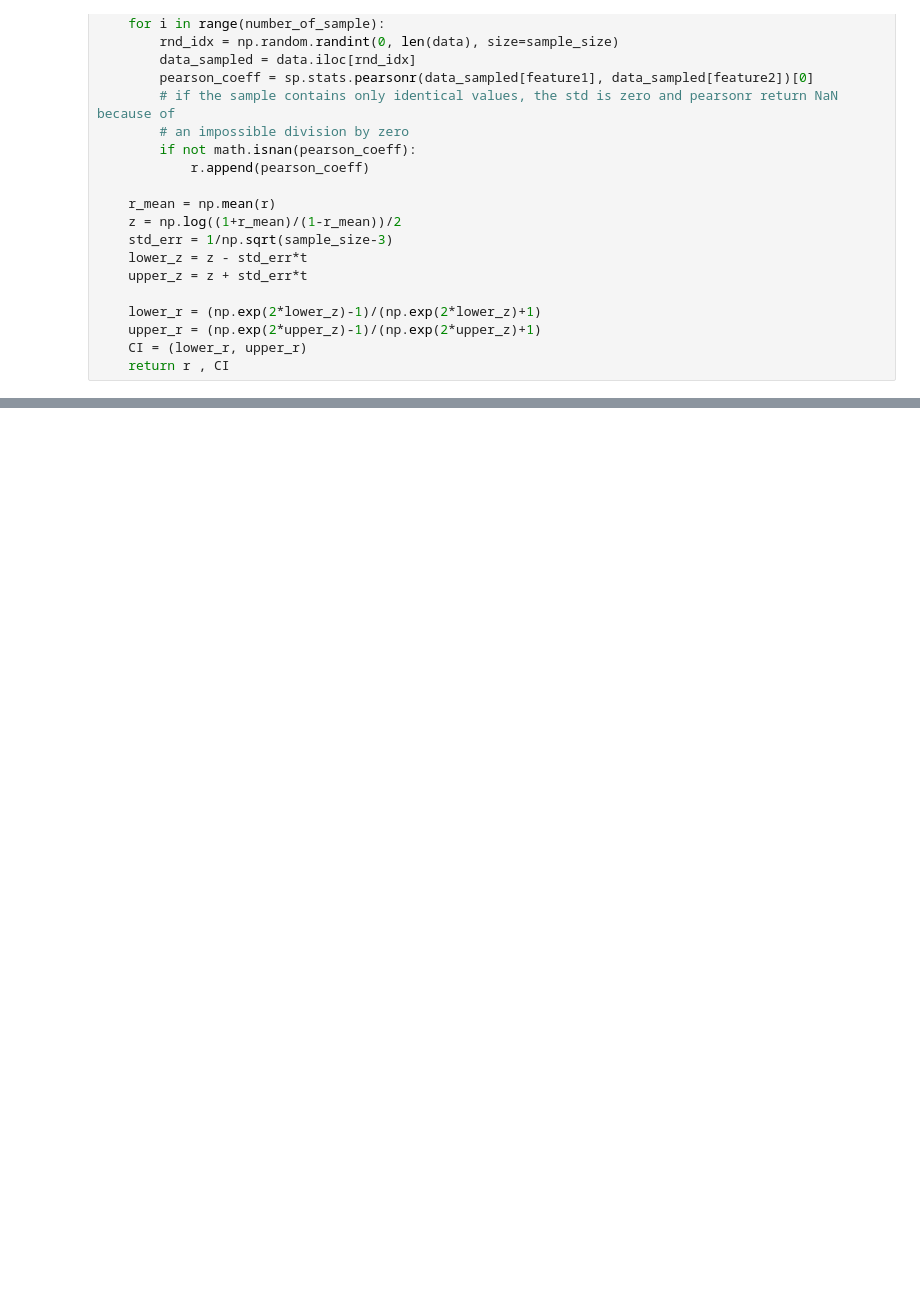
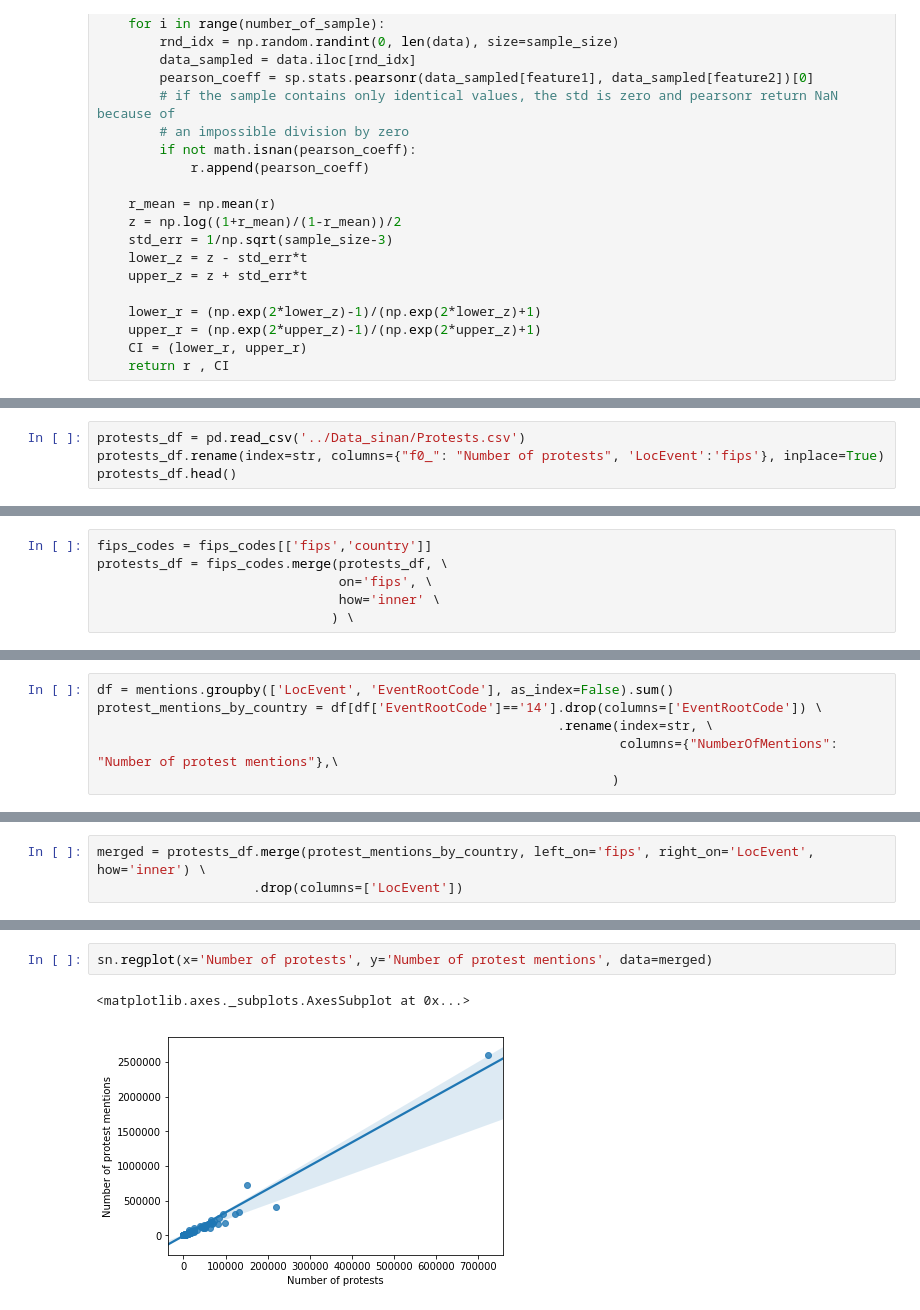
Before and after one commit to lbrgt/ADA_Project, a Jupyter notebook: Codes/MergingLucasJulianeSinan.ipynb, the cells around one changed output, grey strips where cells are left out. Cells and saved outputs as stored; diff of their text form; blank space fills up the shorter version.

Commit message:
Protest analysis deeper

```diff
--- a/Codes/MergingLucasJulianeSinan.ipynb
+++ b/Codes/MergingLucasJulianeSinan.ipynb
@@ -1116,0 +1132,4 @@ plt.figure(figsize=(100,100))
+# %%
+protests_df = pd.read_csv('../Data_sinan/Protests.csv')
+protests_df.rename(index=str, columns={"f0_": "Number of protests", 'LocEvent':'fips'}, inplace=True)
+protests_df.head()
@@ -1116,0 +1143,6 @@ plt.figure(figsize=(100,100))
+# %%
+fips_codes = fips_codes[['fips','country']]
+protests_df = fips_codes.merge(protests_df, \
+                               on='fips', \
+                               how='inner' \
+                              ) \
@@ -1116,0 +1158,6 @@ plt.figure(figsize=(100,100))
+# %%
+df = mentions.groupby(['LocEvent', 'EventRootCode'], as_index=False).sum()
+protest_mentions_by_country = df[df['EventRootCode']=='14'].drop(columns=['EventRootCode']) \
+                                                           .rename(index=str, \
+                                                                   columns={"NumberOfMentions": "Number of protest mentions"},\
+                                                                  )
@@ -1116,0 +1173,3 @@ plt.figure(figsize=(100,100))
+# %%
+merged = protests_df.merge(protest_mentions_by_country, left_on='fips', right_on='LocEvent', how='inner') \
+                    .drop(columns=['LocEvent'])
@@ -1116,0 +1185,5 @@ plt.figure(figsize=(100,100))
+# %%
+sn.regplot(x='Number of protests', y='Number of protest mentions', data=merged)
+# %% [output]
+<matplotlib.axes._subplots.AxesSubplot at 0x...>
+[figure, added]
```
Also changed, not shown: parts of 31 cells of this notebook, 3 other files.
